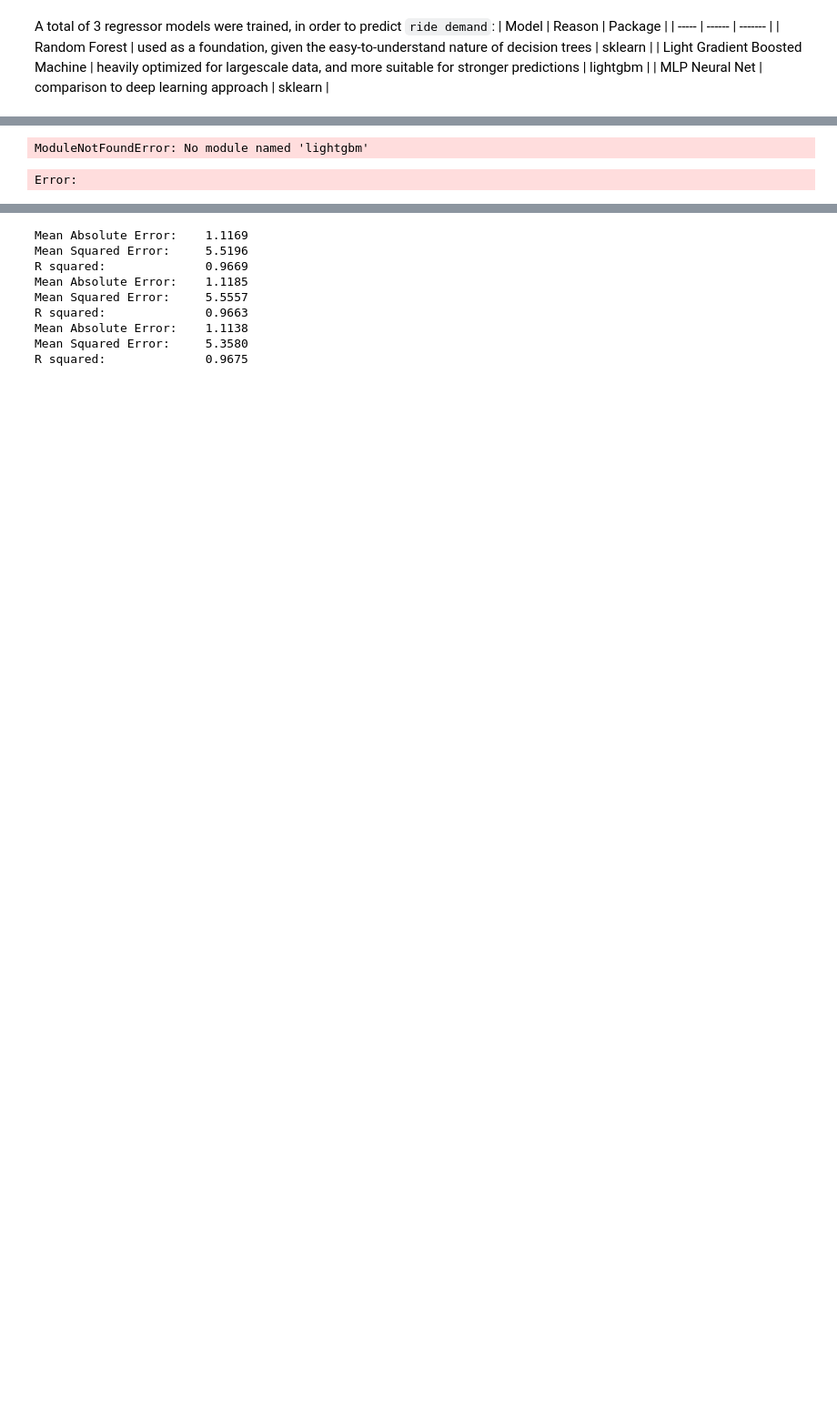
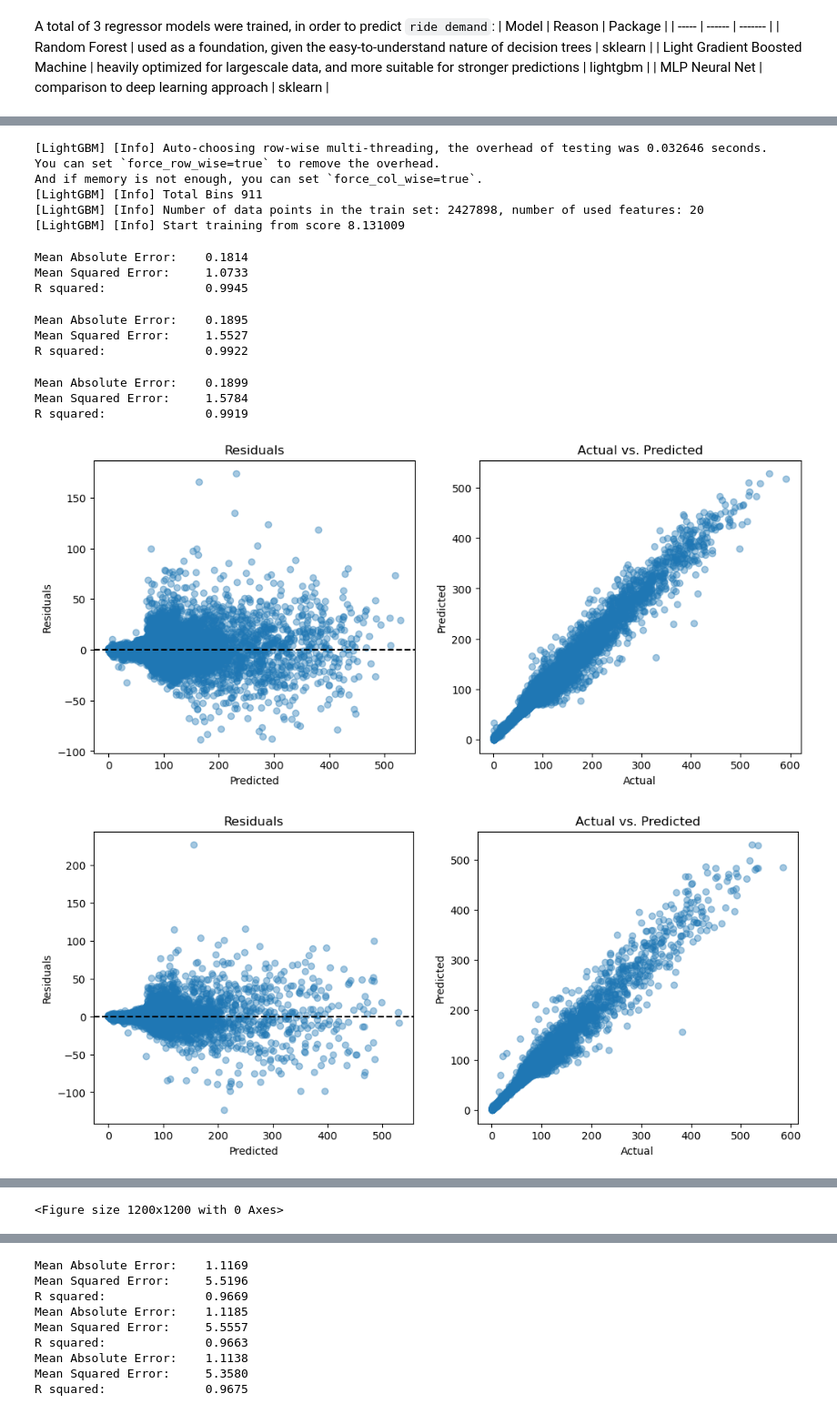
Before and after one commit to emma123456789102/Machine-Learning-Taxi-, a Jupyter notebook: final_notebook.ipynb, the cells around one changed output, grey strips where cells are left out. Shown at 91% size. Cells and saved outputs as stored; diff of their text form; code cells hidden in the pictures; blank space fills up the shorter version.

```diff
--- a/final_notebook.ipynb
+++ b/final_notebook.ipynb
@@ -661,0 +502,27 @@ def analysis(y_true, y_pred):
+# %%
+# Read the data in
+df = read_agg(month_start=1, month_end=12)
+
+# Calculate `lag_demand`
+#
+# In this context, we have `time_of_day` (explained in [1.2]), and so lagged demand means for the current time of day, use the same time of day,
+# but but 1 day before
+daily = df.groupby(['pickup_date', 'time_of_day', 'route'], as_index=False)['total_ride_count'].sum()
+daily = daily.sort_values(['route', 'time_of_day', 'pickup_date'])
+daily['lag_demand'] = daily.groupby(['route', 'time_of_day'])['total_ride_count'].shift(1)
+df = df.merge(
+    daily[['route', 'pickup_date', 'time_of_day', 'lag_demand']],
+    on=['time_of_day', 'route', 'pickup_date'],
+    how='left'
+)
+df['lag_demand'] = df['lag_demand'].fillna(0)
+
+# Recast datatypes
+df = df.astype({
+    'pickup_zone': 'category',
+    'route': 'category',
+    'time_of_day': 'category',
+    'holiday': 'bool',
+})
+
+df.info()
@@ -712,37 +796,55 @@ from lightgbm import LGBMRegressor
 
 lg = LGBMRegressor(
     random_state=seed,
+    num_threads=1,
     learning_rate=0.01,
     n_estimators=1000,
     num_leaves=60, # default=31 <--- using alot more leaves than usual
     max_depth=-1, # unlimited tree depth (this algorithm is focused on width, more than depth)
 
     # The type of feature importance to be filled into feature_importances_.
     # If ‘split’, result contains numbers of times the feature is used in a model.
     #
     # If ‘gain’, result contains total gains of splits which use the feature.
     # importance_type='split',
     importance_type='gain',
 )
 lg.fit(X_train, y_train)
 
 # Training results
 training_predictions = lg.predict(X_train)
 analysis(y_train, training_predictions)
 
 # Validation Results
 validation_predictions = lg.predict(X_val)
 analysis(y_val, validation_predictions)
 
 # Test Results
 test_predictions = lg.predict(X_test)
 analysis(y_test, test_predictions)
 
+feature_importance(pipeline, lg)
+
 # Clean up (for memory)
 del lg
 del training_predictions
 del validation_predictions
 del test_predictions
 # %% [output]
-ModuleNotFoundError: No module named 'lightgbm'
+[LightGBM] [Info] Auto-choosing row-wise multi-threading, the overhead of testing was 0.032646 seconds.
+You can set `force_row_wise=true` to remove the overhead.
+And if memory is not enough, you can set `force_col_wise=true`.
+[LightGBM] [Info] Total Bins 911
+[LightGBM] [Info] Number of data points in the train set: 2427898, number of used features: 20
+[LightGBM] [Info] Start training from score 8.131009
-Error:
+Mean Absolute Error:    0.1814
+Mean Squared Error:     1.0733
+R squared:              0.9945
+Mean Absolute Error:    0.1895
+Mean Squared Error:     1.5527
+R squared:              0.9922
+Mean Absolute Error:    0.1899
+Mean Squared Error:     1.5784
+R squared:              0.9919
+[figure, added]
+[figure, added]
@@ -748,0 +852 @@ Error:
+<Figure size 1200x1200 with 0 Axes>
```
Also changed, not shown: parts of 56 cells of this notebook.
